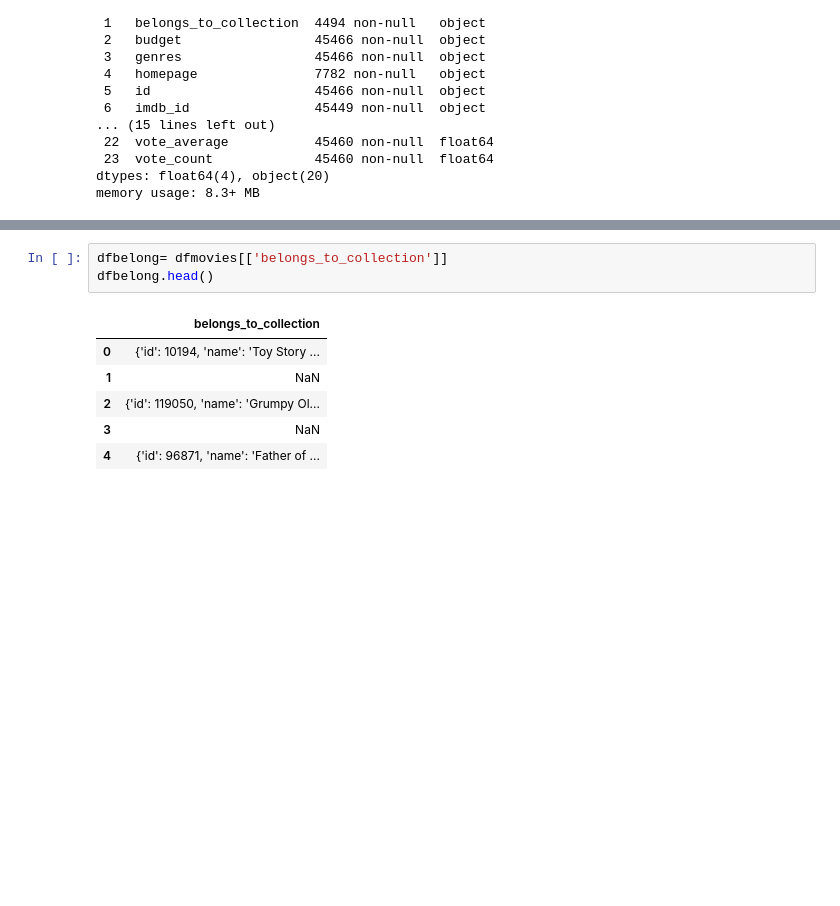
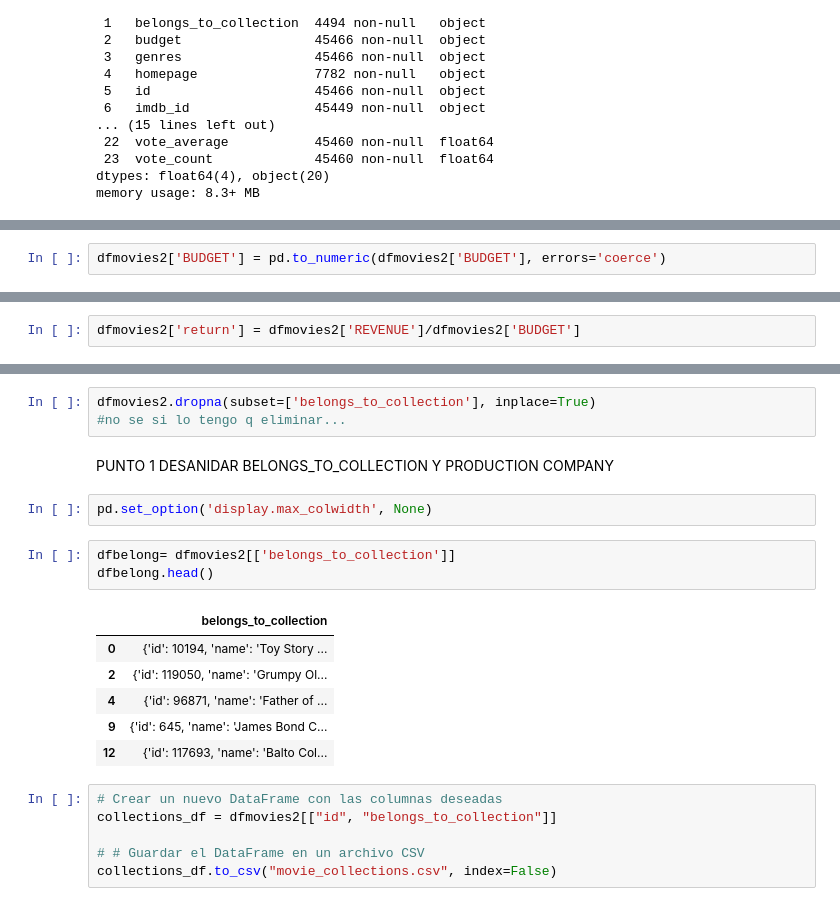
Before and after one commit to Constanzafl/Proyecto_Indiv_1_MLO_Henry, a Jupyter notebook: ETL/ETL_arrancando.ipynb, the cells around one changed output, grey strips where cells are left out. Drawn from its saved outputs; the diff is of its cells as text; blank space fills up the shorter version.

```diff
--- a/ETL/ETL_arrancando.ipynb
+++ b/ETL/ETL_arrancando.ipynb
@@ -74,0 +198,2 @@ Name: release_date, dtype: int64
+# %%
+dfmovies2['BUDGET'] = pd.to_numeric(dfmovies2['BUDGET'], errors='coerce')
@@ -74,0 +220,2 @@ Name: release_date, dtype: int64
+# %%
+dfmovies2['return'] = dfmovies2['REVENUE']/dfmovies2['BUDGET']
@@ -75,10 +228,23 @@ Name: release_date, dtype: int64
+# %%
+dfmovies2.dropna(subset=['belongs_to_collection'], inplace=True)
+#no se si lo tengo q eliminar...
+# %% [markdown]
+PUNTO 1 DESANIDAR BELONGS_TO_COLLECTION Y PRODUCTION COMPANY
+# %%
+pd.set_option('display.max_colwidth', None)
 # %%
-dfbelong= dfmovies[['belongs_to_collection']]
+dfbelong= dfmovies2[['belongs_to_collection']]
 dfbelong.head()
 # %% [output]
 |  | belongs_to_collection |
 | 0 | {'id': 10194, 'name': 'Toy Story ... |
-| 1 | NaN |
 | 2 | {'id': 119050, 'name': 'Grumpy Ol... |
-| 3 | NaN |
 | 4 | {'id': 96871, 'name': 'Father of ... |
+| 9 | {'id': 645, 'name': 'James Bond C... |
+| 12 | {'id': 117693, 'name': 'Balto Col... |
+# %%
+# Crear un nuevo DataFrame con las columnas deseadas
+collections_df = dfmovies2[["id", "belongs_to_collection"]]
+
+# # Guardar el DataFrame en un archivo CSV
+collections_df.to_csv("movie_collections.csv", index=False)
```
Also changed, not shown: parts of 31 cells of this notebook, 2 other files.
